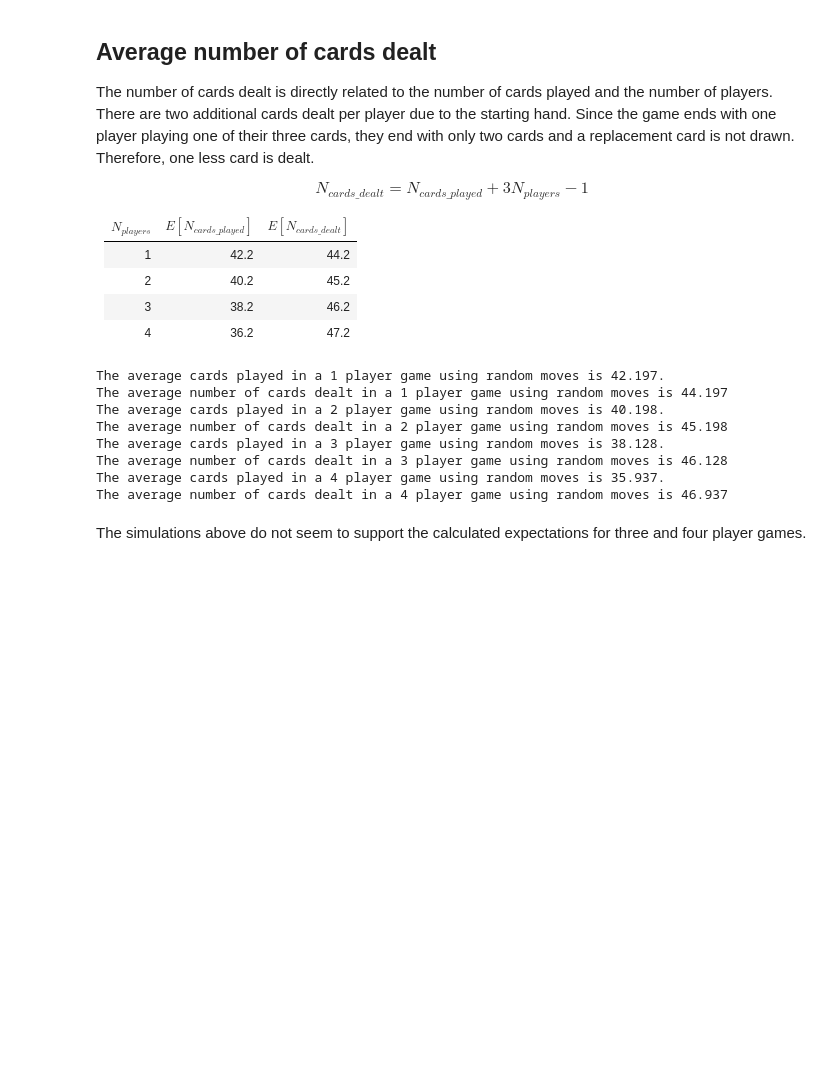
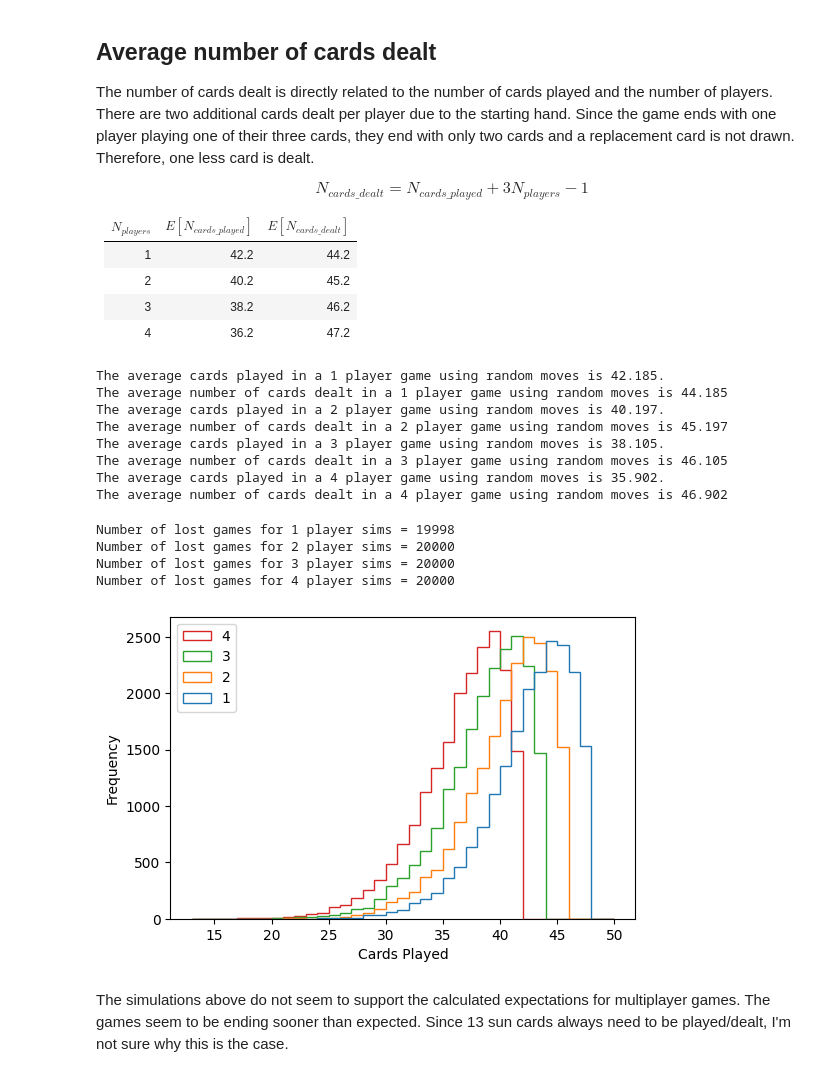
Before and after one commit to mblemberg/hoot-owl-hoot, a Jupyter notebook: analysis.ipynb, the cells around one changed output. Cells and saved outputs as stored; diff of their text form; code cells hidden in the pictures; blank space fills up the shorter version.

Commit message:
analysis for multiplayer games

```diff
--- a/analysis.ipynb
+++ b/analysis.ipynb
@@ -149,31 +154,71 @@ $$
 | 3 | 38.2 | 46.2 |
 | 4 | 36.2 | 47.2 |
 # %%
-# Find the average length of a one player game
-n_games = 1_000_000
+# Find the average length of a lost game
+n_games = 200_000
+played_cards_counts = {}
 
-for N_players in range(1,5):
+for N_players in range(1, 5):
     sum = 0
+    played_cards_counts[N_players] = []
 
     for _ in range(n_games):
         a = agent.Agent(n_hands=N_players)
         a.play_game()
-        sum += len(a.game.deck.cards)
+
+        if a.game.state() == game.Game.LOSS:
+            sum += len(a.game.deck.cards)
+
+            n_cards_in_hands = 0
+            for _p in range(N_players):
+                n_cards_in_hands += len(a.game.hands[_p])
+
+            played_cards_counts[N_players].append(
+                50 - len(a.game.deck.cards) - n_cards_in_hands
+            )
 
     avg_cards_remaining = sum / n_games
     avg_cards_played = 50 - avg_cards_remaining - 3 * N_players + 1
     avg_cards_dealt = 50 - avg_cards_remaining
 
-    print(f'The average cards played in a {N_players} player game using random moves is {avg_cards_played:.3f}.')
-    print(f'The average number of cards dealt in a {N_players} player game using random moves is {avg_cards_dealt:.3f}')
+    print(
+        f'The average cards played in a {N_players} player game using random moves is {avg_cards_played:.3f}.')
+    print(
+        f'The average number of cards dealt in a {N_players} player game using random moves is {avg_cards_dealt:.3f}')
 # %% [output]
-The average cards played in a 1 player game using random moves is 42.197.
-The average number of cards dealt in a 1 player game using random moves is 44.197
-The average cards played in a 2 player game using random moves is 40.198.
-The average number of cards dealt in a 2 player game using random moves is 45.198
-The average cards played in a 3 player game using random moves is 38.128.
-The average number of cards dealt in a 3 player game using random moves is 46.128
-The average cards played in a 4 player game using random moves is 35.937.
-The average number of cards dealt in a 4 player game using random moves is 46.937
+The average cards played in a 1 player game using random moves is 42.185.
+The average number of cards dealt in a 1 player game using random moves is 44.185
+The average cards played in a 2 player game using random moves is 40.197.
+The average number of cards dealt in a 2 player game using random moves is 45.197
+The average cards played in a 3 player game using random moves is 38.105.
+The average number of cards dealt in a 3 player game using random moves is 46.105
+The average cards played in a 4 player game using random moves is 35.902.
+The average number of cards dealt in a 4 player game using random moves is 46.902
-# %% [markdown]
-The simulations above do not seem to support the calculated expectations for three and four player games.
+# %%
+for n in range(1, 5):
+    print(f'Number of lost games for {n} player sims = {len(played_cards_counts[n])}')
+# %% [output]
+Number of lost games for 1 player sims = 19998
+Number of lost games for 2 player sims = 20000
+Number of lost games for 3 player sims = 20000
+Number of lost games for 4 player sims = 20000
+# %%
+plt.hist(x=(
+    played_cards_counts[1],
+    played_cards_counts[2],
+    played_cards_counts[3],
+    played_cards_counts[4]
+),
+    bins=range(13, 51),
+    histtype='step',
+    stacked=False,
+    fill=False,
+    label=['1', '2', '3', '4']
+)
+plt.xlabel('Cards Played')
+plt.ylabel('Frequency')
+legend = plt.legend(loc='upper left')
+# %% [output]
+[figure, added]
+# %% [markdown]
+The simulations above do not seem to support the calculated expectations for multiplayer games.  The games seem to be ending sooner than expected.  Since 13 sun cards always need to be played/dealt, I'm not sure why this is the case.
```
Also changed, not shown: parts of 8 cells of this notebook, 1 other file.
